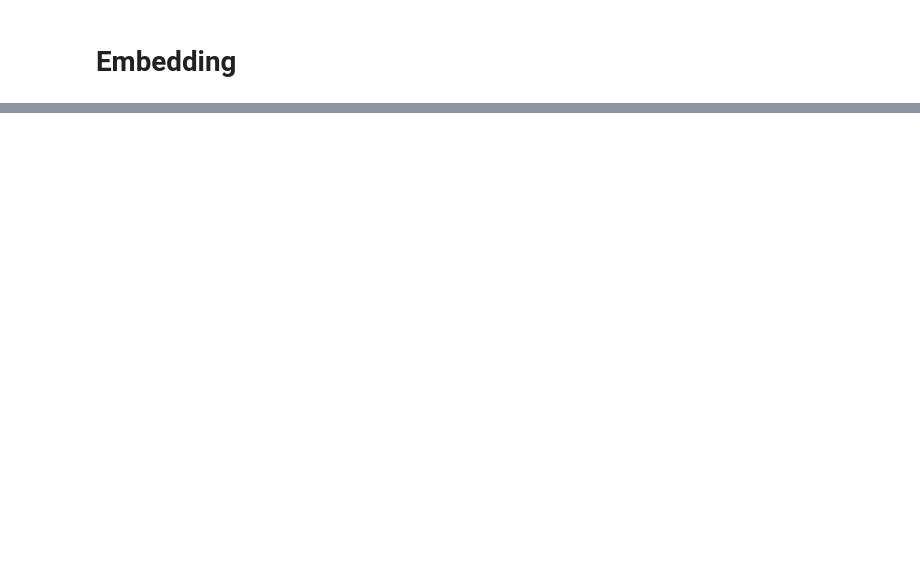
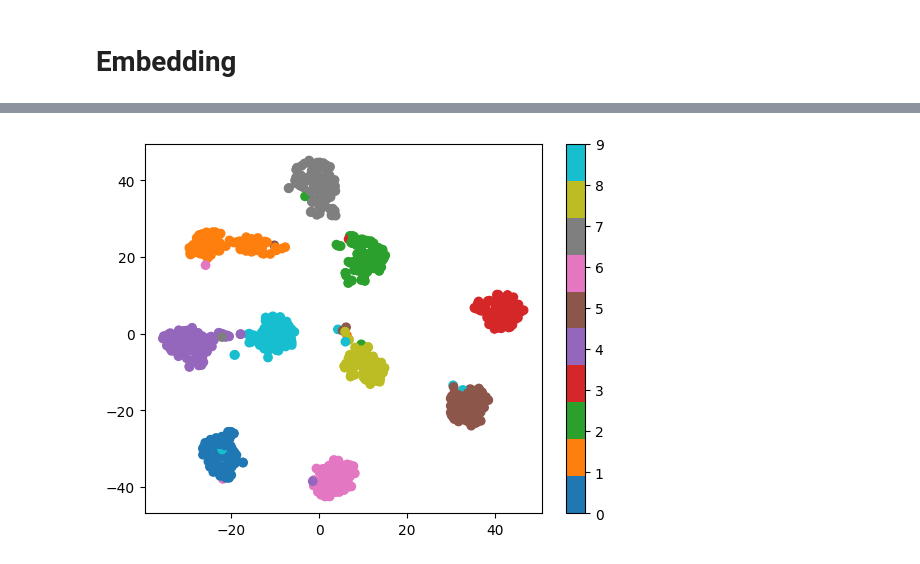
Before and after one commit to ebuitragod/mnist_bootstraping, a Jupyter notebook: app/src/exploring.ipynb, the cells around one changed output, grey strips where cells are left out. Cells and saved outputs as stored; diff of their text form; code cells hidden in the pictures; blank space fills up the shorter version.

Commit message:
Visualizing embeddings.

```diff
--- a/app/src/exploring.ipynb
+++ b/app/src/exploring.ipynb
@@ -427,0 +414,19 @@ AttributeError: The layer sequential has never been called and thus has no defin
+# %%
+from sklearn.manifold import TSNE
+import matplotlib.pyplot as plt
+
+train_labels = labels_extractor(trainset)
+
+tsne = TSNE(n_components=2)
+embeddings_2d = tsne.fit_transform(train_embeddings[:1000])  # Only first n-ones
+
+plt.scatter(
+    embeddings_2d[:, 0],
+    embeddings_2d[:, 1],
+    c=train_labels[:1000],
+    cmap='tab10'
+    )
+plt.colorbar()
+plt.show()
+# %% [output]
+[figure, added]
```
Also changed, not shown: parts of 9 cells of this notebook.
